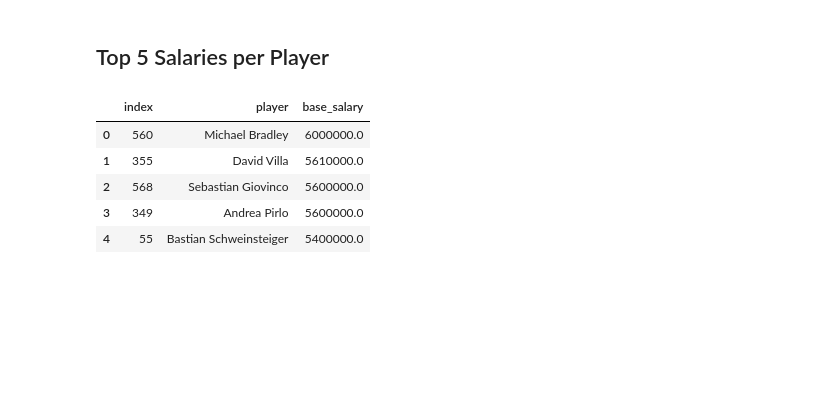
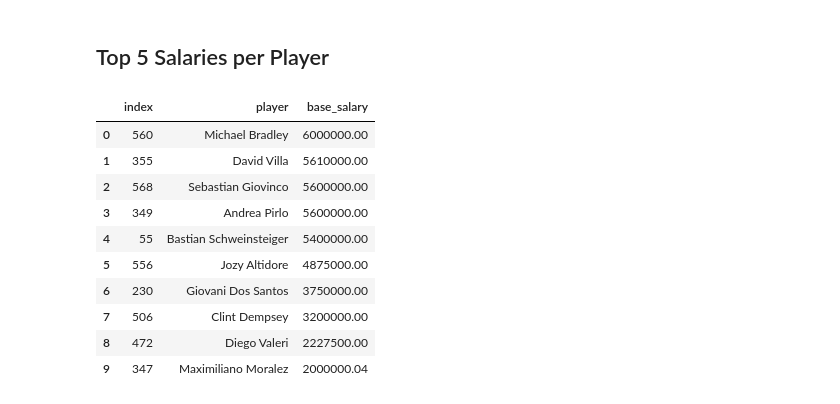
Before and after one commit to estevaoguerra19/us-soccer-salaries, a Jupyter notebook: main.ipynb, the cells around one changed output. Cells and saved outputs as stored; diff of their text form; code cells hidden in the pictures; blank space fills up the shorter version.

```diff
--- a/main.ipynb
+++ b/main.ipynb
@@ -230,15 +230,20 @@ plt.show()
 # %%
 data['player'] = data['first_name'] + ' ' + data['last_name']
 data.drop(['last_name', 'first_name'], axis=1, inplace=True)
-pls = data[['player', 'base_salary']].sort_values('base_salary', ascending = False).head(5).reset_index()
+pls = data[['player', 'base_salary']].sort_values('base_salary', ascending = False).head(10).reset_index()
 pls
 # %% [output]
 |  | index | player | base_salary |
-| 0 | 560 | Michael Bradley | 6000000.0 |
-| 1 | 355 | David Villa | 5610000.0 |
-| 2 | 568 | Sebastian Giovinco | 5600000.0 |
-| 3 | 349 | Andrea Pirlo | 5600000.0 |
-| 4 | 55 | Bastian Schweinsteiger | 5400000.0 |
+| 0 | 560 | Michael Bradley | 6000000.00 |
+| 1 | 355 | David Villa | 5610000.00 |
+| 2 | 568 | Sebastian Giovinco | 5600000.00 |
+| 3 | 349 | Andrea Pirlo | 5600000.00 |
+| 4 | 55 | Bastian Schweinsteiger | 5400000.00 |
+| 5 | 556 | Jozy Altidore | 4875000.00 |
+| 6 | 230 | Giovani Dos Santos | 3750000.00 |
+| 7 | 506 | Clint Dempsey | 3200000.00 |
+| 8 | 472 | Diego Valeri | 2227500.00 |
+| 9 | 347 | Maximiliano Moralez | 2000000.04 |
 # %%
 # Building variables to have a proeficient code understanding
 
```
Also changed, not shown: parts of 3 cells of this notebook.
